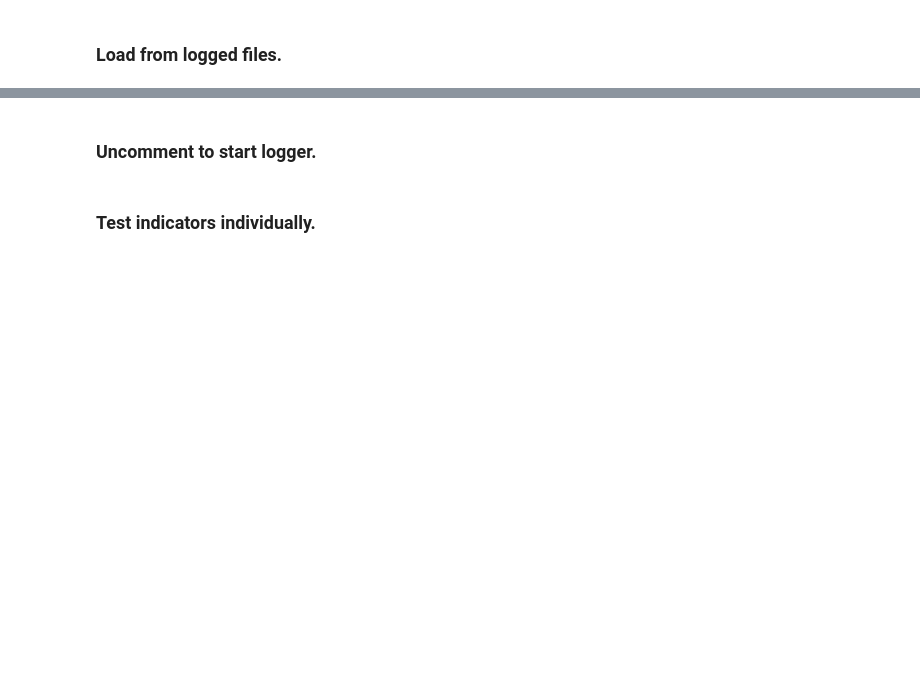
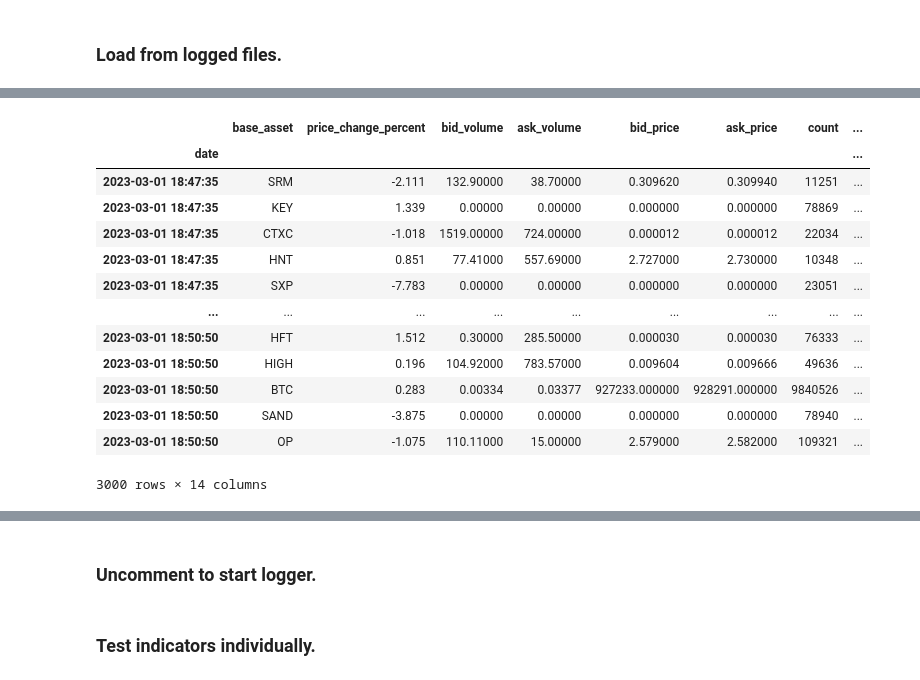
Before and after one commit to Humbleman72/crypto_bot, a Jupyter notebook: crypto_logger_tests.ipynb, the cells around one changed output, grey strips where cells are left out. Saved outputs shown, nothing was run; the diff lists cells and outputs as text; code cells hidden in the pictures; blank space fills up the shorter version.

```diff
--- a/crypto_logger_tests.ipynb
+++ b/crypto_logger_tests.ipynb
@@ -38,6 +77,21 @@ output_1min = crypto_loggers['output_1min']
 #output_1h = crypto_loggers['output_1h']
 #output_1d = crypto_loggers['output_1d']
 # %%
-df_input_15s = input_15s.maybe_get_from_file(dataset=None, inputs=False, screened=False)
-df_input_15s
+df_input_5s = input_5s.maybe_get_from_file(dataset=None, inputs=False, screened=False)
+df_input_5s
+# %% [output]
+|  | base_asset | price_change_percent | bid_volume | ask_volume | bid_price | ask_price | count | ... |
+| date |  |  |  |  |  |  |  | ... |
+| 2023-03-01 18:47:35 | SRM | -2.111 | 132.90000 | 38.70000 | 0.309620 | 0.309940 | 11251 | ... |
+| 2023-03-01 18:47:35 | KEY | 1.339 | 0.00000 | 0.00000 | 0.000000 | 0.000000 | 78869 | ... |
+| 2023-03-01 18:47:35 | CTXC | -1.018 | 1519.00000 | 724.00000 | 0.000012 | 0.000012 | 22034 | ... |
+| 2023-03-01 18:47:35 | HNT | 0.851 | 77.41000 | 557.69000 | 2.727000 | 2.730000 | 10348 | ... |
+| 2023-03-01 18:47:35 | SXP | -7.783 | 0.00000 | 0.00000 | 0.000000 | 0.000000 | 23051 | ... |
+| ... | ... | ... | ... | ... | ... | ... | ... | ... |
+| 2023-03-01 18:50:50 | HFT | 1.512 | 0.30000 | 285.50000 | 0.000030 | 0.000030 | 76333 | ... |
+| 2023-03-01 18:50:50 | HIGH | 0.196 | 104.92000 | 783.57000 | 0.009604 | 0.009666 | 49636 | ... |
+| 2023-03-01 18:50:50 | BTC | 0.283 | 0.00334 | 0.03377 | 927233.000000 | 928291.000000 | 9840526 | ... |
+| 2023-03-01 18:50:50 | SAND | -3.875 | 0.00000 | 0.00000 | 0.000000 | 0.000000 | 78940 | ... |
+| 2023-03-01 18:50:50 | OP | -1.075 | 110.11000 | 15.00000 | 2.579000 | 2.582000 | 109321 | ... |
+3000 rows × 14 columns
 # %%
```
Also changed, not shown: parts of 22 cells of this notebook, 2 other files.
